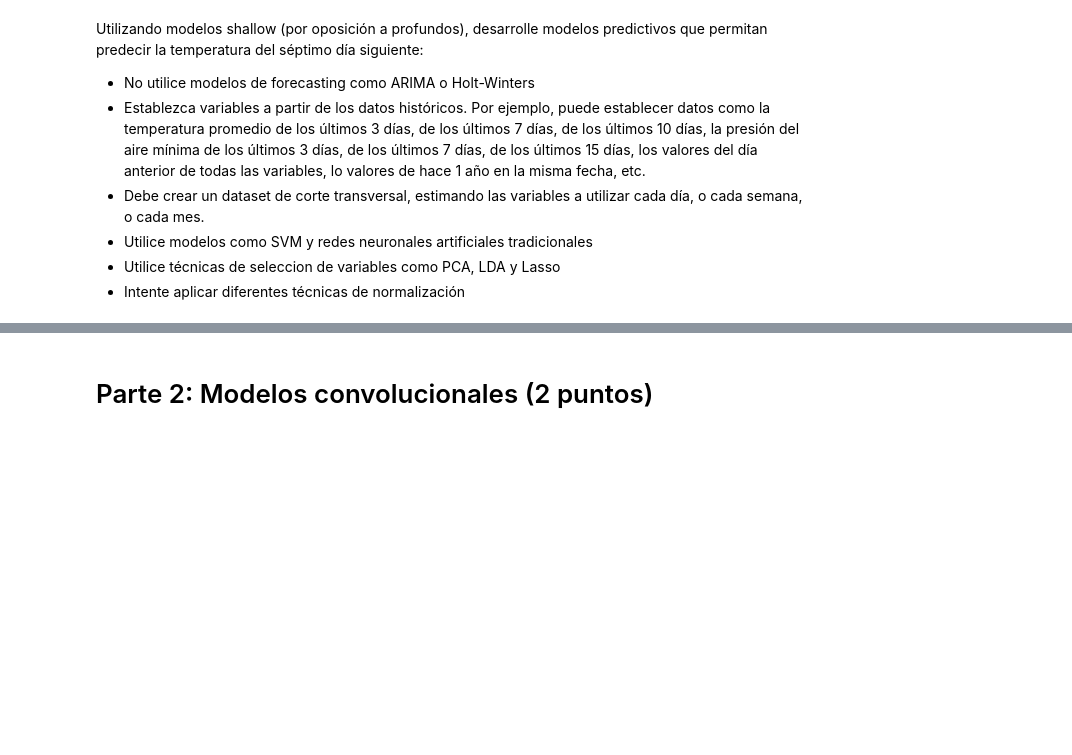
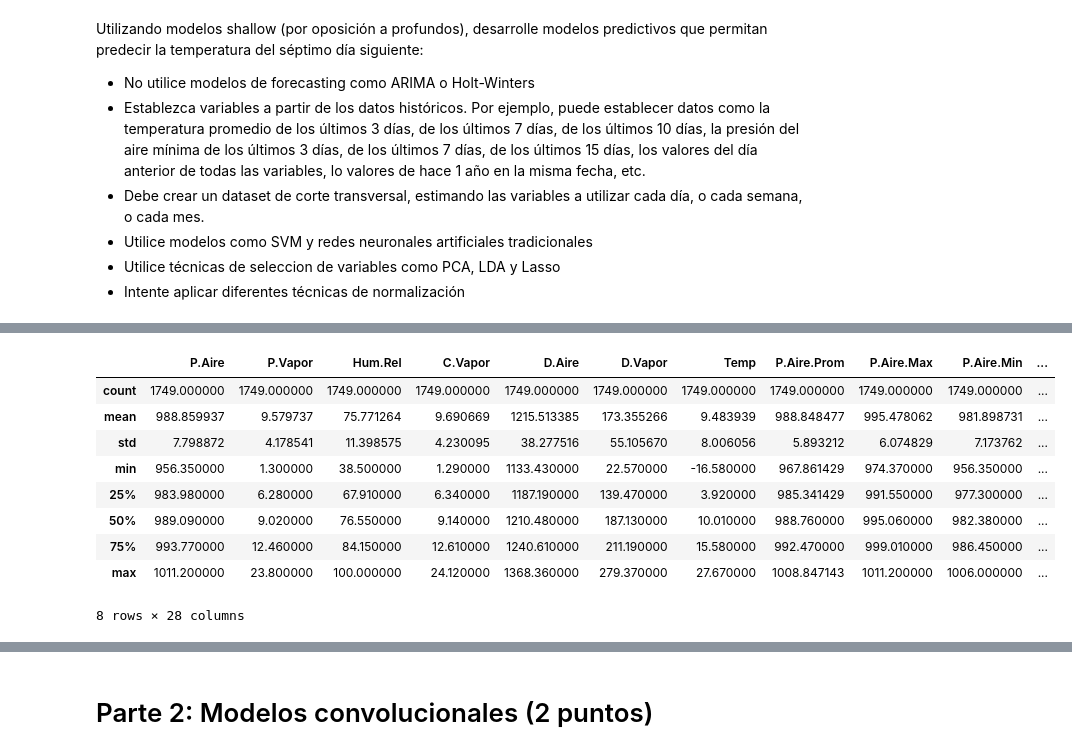
Before and after one commit to josemoncada87/tallerFDA2, a Jupyter notebook: Taller Fundamentos de Analítica de Datos II - Enunciado.ipynb, the cells around one changed output, grey strips where cells are left out. Saved outputs shown, nothing was run; the diff lists cells and outputs as text; code cells hidden in the pictures; blank space fills up the shorter version.

```diff
--- a/Taller Fundamentos de Analítica de Datos II - Enunciado.ipynb
+++ b/Taller Fundamentos de Analítica de Datos II - Enunciado.ipynb
@@ -197,0 +156,13 @@ Utilizando modelos shallow (por oposición a profundos), desarrolle modelos pred
+# %%
+train_limit = mt.ceil(len(df)*0.8)
+print(train_limit)
+df1_train = df.iloc[:train_limit,:]
+
+train_limit_val = mt.ceil(len(df)*0.9)
+
+df1_validation = df.iloc[train_limit:train_limit_val,:]
+df1_test = df.iloc[train_limit_val:,:]
+
+print(df1_train.head())
+print(df1_validation.head())
+print(df1_test.head())
@@ -197,0 +256,13 @@ Utilizando modelos shallow (por oposición a profundos), desarrolle modelos pred
+# %%
+df1_train.describe()
+# %% [output]
+|  | P.Aire | P.Vapor | Hum.Rel | C.Vapor | D.Aire | D.Vapor | Temp | P.Aire.Prom | P.Aire.Max | P.Aire.Min | ... |
+| count | 1749.000000 | 1749.000000 | 1749.000000 | 1749.000000 | 1749.000000 | 1749.000000 | 1749.000000 | 1749.000000 | 1749.000000 | 1749.000000 | ... |
+| mean | 988.859937 | 9.579737 | 75.771264 | 9.690669 | 1215.513385 | 173.355266 | 9.483939 | 988.848477 | 995.478062 | 981.898731 | ... |
+| std | 7.798872 | 4.178541 | 11.398575 | 4.230095 | 38.277516 | 55.105670 | 8.006056 | 5.893212 | 6.074829 | 7.173762 | ... |
+| min | 956.350000 | 1.300000 | 38.500000 | 1.290000 | 1133.430000 | 22.570000 | -16.580000 | 967.861429 | 974.370000 | 956.350000 | ... |
+| 25% | 983.980000 | 6.280000 | 67.910000 | 6.340000 | 1187.190000 | 139.470000 | 3.920000 | 985.341429 | 991.550000 | 977.300000 | ... |
+| 50% | 989.090000 | 9.020000 | 76.550000 | 9.140000 | 1210.480000 | 187.130000 | 10.010000 | 988.760000 | 995.060000 | 982.380000 | ... |
+| 75% | 993.770000 | 12.460000 | 84.150000 | 12.610000 | 1240.610000 | 211.190000 | 15.580000 | 992.470000 | 999.010000 | 986.450000 | ... |
+| max | 1011.200000 | 23.800000 | 100.000000 | 24.120000 | 1368.360000 | 279.370000 | 27.670000 | 1008.847143 | 1011.200000 | 1006.000000 | ... |
+8 rows × 28 columns
```
Also changed, not shown: parts of 45 cells of this notebook, 3 other files.
